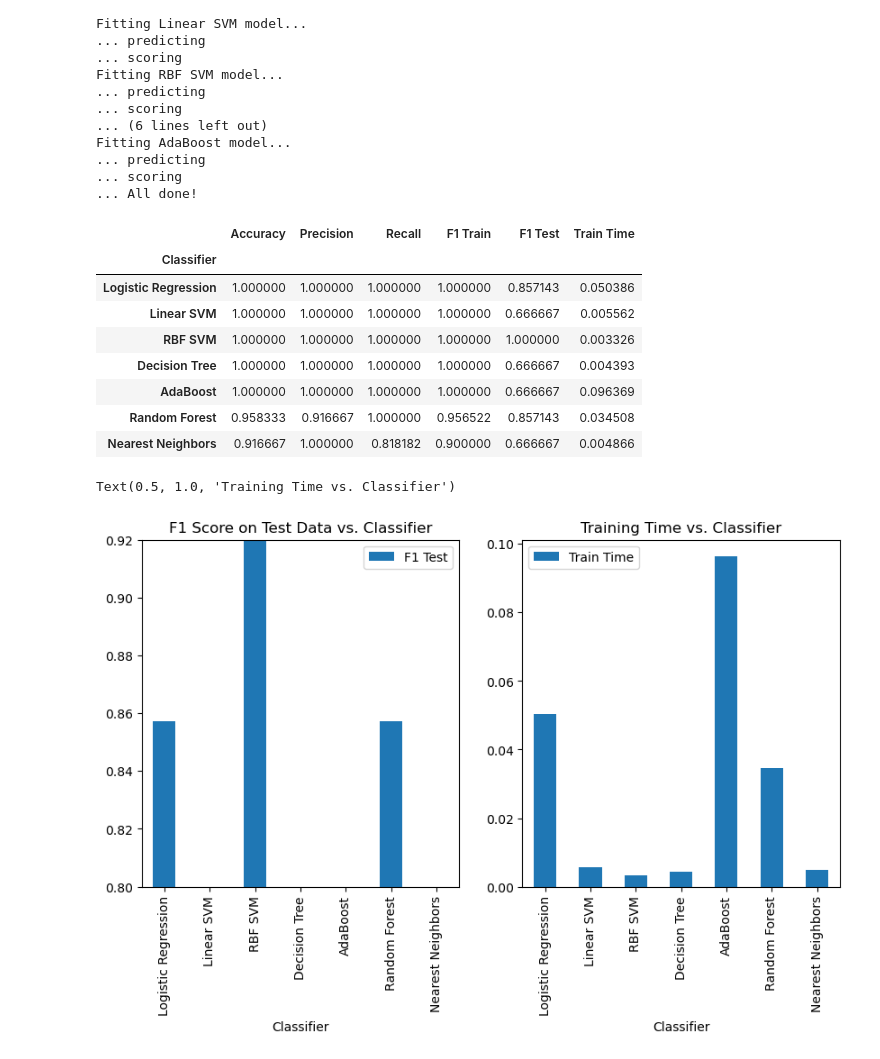
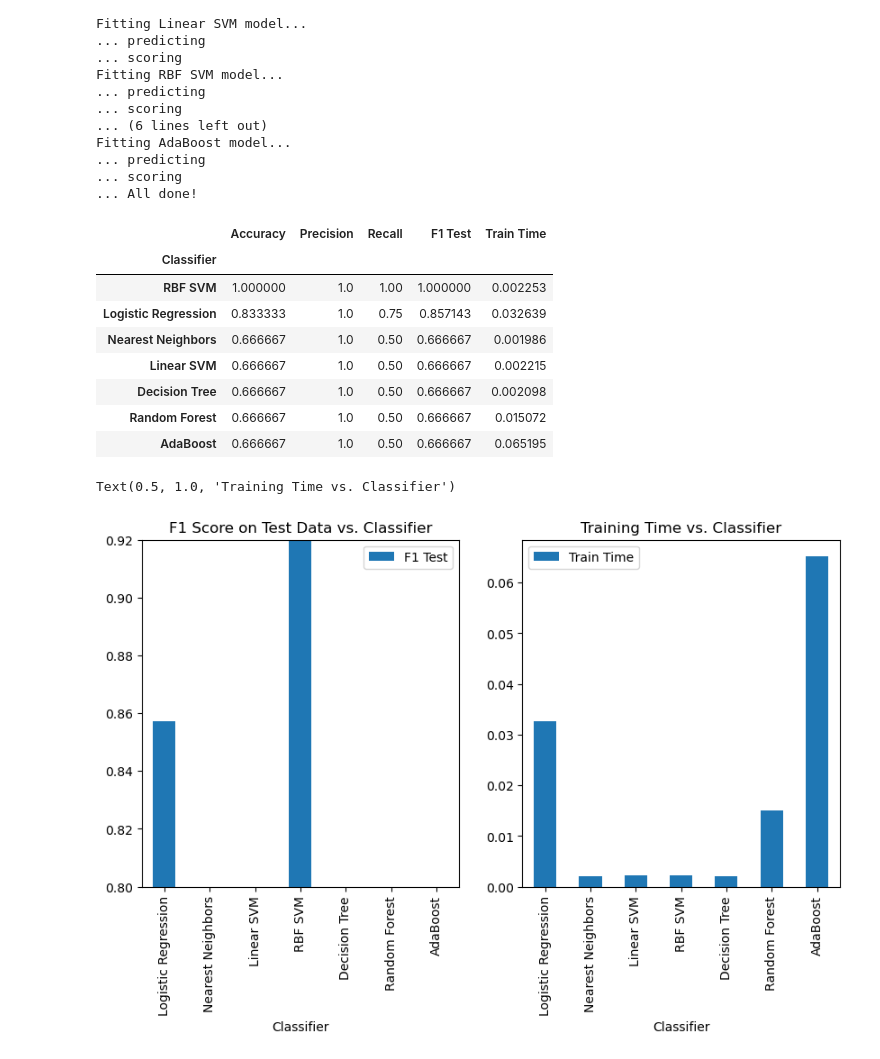
Before and after one commit to ocansey11/betting_prediction_model, a Jupyter notebook: Betting Prediction Model - Comparing Classifiers.ipynb, the cells around one changed output. Saved outputs shown, nothing was run; the diff lists cells and outputs as text; code cells hidden in the pictures.

```diff
--- a/Betting Prediction Model - Comparing Classifiers.ipynb
+++ b/Betting Prediction Model - Comparing Classifiers.ipynb
@@ -117,11 +116,15 @@ dtypes: datetime64[ns](1), float64(7), int64(8), object(19)
 memory usage: 5.6+ KB
 # %%
-# Drop unnecessary columns
-training_data_columns_to_drop = ['Full_Time_Score', 'Score_At_Halftime']
+# Drop unnecessary columns in order to matche testing_data later on when we validate our models
+training_data_columns_to_drop = ['full_time_score', 'score_at_halftime',
+   "home_team_full_time_score",
+   "away_team_full_time_score" ,
+   "home_team_halftime_score" ,
+   "away_team_halftime_score" ]
 training_data = training_data.drop(columns=training_data_columns_to_drop, axis =1)
 # %%
 # Separate minority and majority classes
-loss = training_data[training_data['Prediction_Result_Won_Loss']==0]
-win = training_data[training_data['Prediction_Result_Won_Loss']==1]
+loss = training_data[training_data['prediction_result']==0]
+win = training_data[training_data['prediction_result']==1]
 # %%
 import matplotlib.pyplot as plt
@@ -150,9 +153,9 @@ Prediction_Result_Won_Loss
 1    15
 Name: count, dtype: int64
 # %%
-X = upsampled.drop(columns=['Prediction_Result_Won_Loss', 'Weather_In_Degrees','Date','Time'])
+X = upsampled.drop(columns=['prediction_result', 'weather_in_degrees','date','time'])
 # Define your target variable y
-y = upsampled['Prediction_Result_Won_Loss']
+y = upsampled['prediction_result']
 # Split the data into training and testing sets
 X_train, X_test, y_train, y_test = train_test_split(X, y, test_size=0.2, random_state=42)
 
@@ -193,30 +196,28 @@ for name, clf in zip(names, classifiers):
     run_time = %timeit -q -o clf.fit(X_train_resampled, y_train_resampled)
 
     print ('... predicting')
-    # Predict on the training data
-    y_pred = clf.predict(X_train)
+    # Predict on the test data
     y_pred_test = clf.predict(X_test)
 
     print ('... scoring')
     # Calculate evaluation metrics
-    accuracy  = metrics.accuracy_score(y_train, y_pred)
-    precision = metrics.precision_score(y_train, y_pred)
-    recall    = metrics.recall_score(y_train, y_pred)
+    accuracy  = metrics.accuracy_score(y_test, y_pred_test)
+    precision = metrics.precision_score(y_test, y_pred_test)
+    recall    = metrics.recall_score(y_test, y_pred_test)
 
-    f1        = metrics.f1_score(y_train, y_pred)
     f1_test   = metrics.f1_score(y_test, y_pred_test)
 
     # Save the results to dictionaries
     models[name] = clf
-    confusion[name] = metrics.confusion_matrix(y_train, y_pred)
-    class_report[name] = metrics.classification_report(y_train, y_pred)
+    confusion[name] = metrics.confusion_matrix(y_test, y_pred_test)
+    class_report[name] = metrics.classification_report(y_test, y_pred_test)
 
     # Append results to the list
-    results.append([name, accuracy, precision, recall, f1, f1_test, run_time.best])
+    results.append([name, accuracy, precision, recall, f1_test, run_time.best])
 
 
 # Convert results to DataFrame for easy visualisation
-results = pd.DataFrame(results, columns=['Classifier', 'Accuracy', 'Precision', 'Recall', 'F1 Train', 'F1 Test', 'Train Time'])
+results = pd.DataFrame(results, columns=['Classifier', 'Accuracy', 'Precision', 'Recall', 'F1 Test', 'Train Time'])
 results.set_index('Classifier', inplace= True)
 
 print ('... All done!')
@@ -239,28 +240,28 @@ Fitting AdaBoost model...
 ... scoring
 ... All done!
 # %%
-results.sort_values('F1 Train', ascending=False)
+results.sort_values('F1 Test', ascending=False)
 # %% [output]
-|  | Accuracy | Precision | Recall | F1 Train | F1 Test | Train Time |
-| Classifier |  |  |  |  |  |  |
-| Logistic Regression | 1.000000 | 1.000000 | 1.000000 | 1.000000 | 0.857143 | 0.050386 |
-| Linear SVM | 1.000000 | 1.000000 | 1.000000 | 1.000000 | 0.666667 | 0.005562 |
-| RBF SVM | 1.000000 | 1.000000 | 1.000000 | 1.000000 | 1.000000 | 0.003326 |
-| Decision Tree | 1.000000 | 1.000000 | 1.000000 | 1.000000 | 0.666667 | 0.004393 |
-| AdaBoost | 1.000000 | 1.000000 | 1.000000 | 1.000000 | 0.666667 | 0.096369 |
-| Random Forest | 0.958333 | 0.916667 | 1.000000 | 0.956522 | 0.857143 | 0.034508 |
-| Nearest Neighbors | 0.916667 | 1.000000 | 0.818182 | 0.900000 | 0.666667 | 0.004866 |
+|  | Accuracy | Precision | Recall | F1 Test | Train Time |
+| Classifier |  |  |  |  |  |
+| RBF SVM | 1.000000 | 1.0 | 1.00 | 1.000000 | 0.002253 |
+| Logistic Regression | 0.833333 | 1.0 | 0.75 | 0.857143 | 0.032639 |
+| Nearest Neighbors | 0.666667 | 1.0 | 0.50 | 0.666667 | 0.001986 |
+| Linear SVM | 0.666667 | 1.0 | 0.50 | 0.666667 | 0.002215 |
+| Decision Tree | 0.666667 | 1.0 | 0.50 | 0.666667 | 0.002098 |
+| Random Forest | 0.666667 | 1.0 | 0.50 | 0.666667 | 0.015072 |
+| AdaBoost | 0.666667 | 1.0 | 0.50 | 0.666667 | 0.065195 |
 # %%
 # Plot F1 Score on Test Data vs. Classifier
 fig, ax = plt.subplots(1, 2, figsize=(10, 5))
-results.sort_values('F1 Train', ascending=False, inplace=True)
+# results.sort_values('F1 Train', ascending=False, inplace=True)
 results.plot(y=['F1 Test'], kind='bar', ax=ax[0], xlim=[0,1.1], ylim=[0.80,0.92])
 ax[0].set_title('F1 Score on Test Data vs. Classifier')
 results.plot(y='Train Time', kind='bar', ax=ax[1])
 ax[1].set_title('Training Time vs. Classifier')
 # %% [output]
 Text(0.5, 1.0, 'Training Time vs. Classifier')
-[figure, old version]
+[figure, new version]
 # %%
 # Display confusion matrices and classification reports
 for name, matrix in confusion.items():
```
Also changed, not shown: parts of 15 cells of this notebook, 2 other files.
